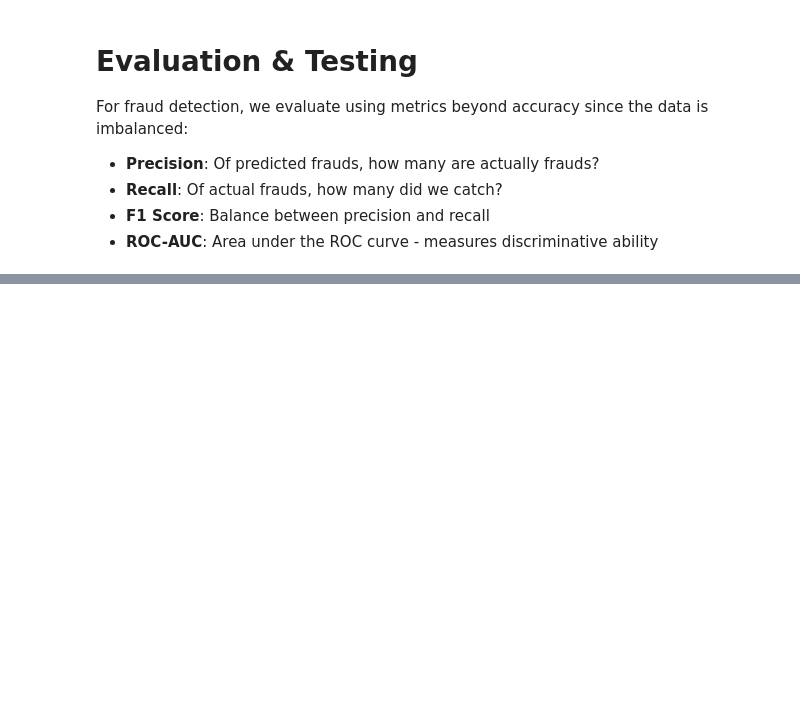
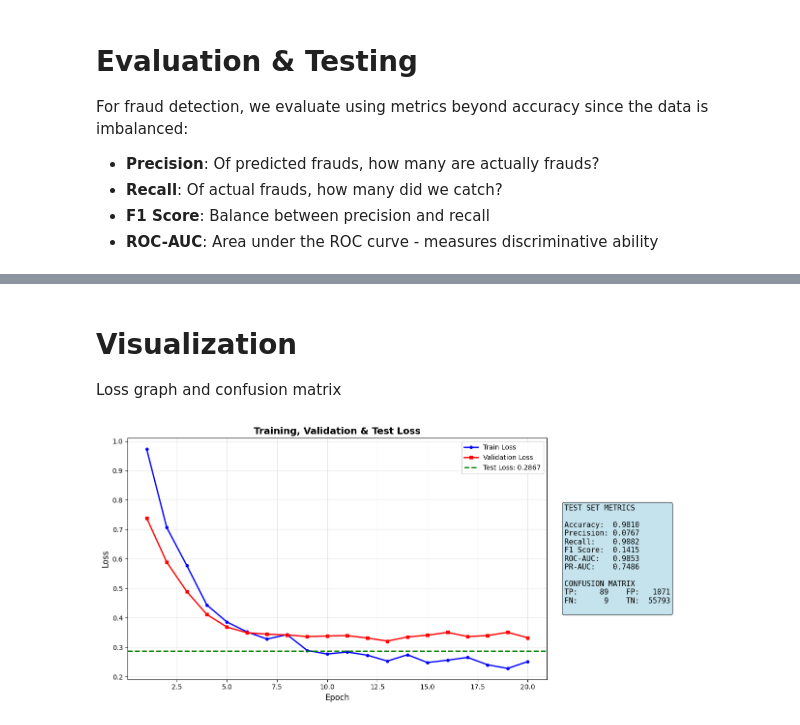
Before and after one commit to xenaria/credit-card-fraud-detection, a Jupyter notebook: Latest.ipynb, the cells around one changed output, grey strips where cells are left out. Drawn from its saved outputs; the diff is of its cells as text; code cells hidden in the pictures; blank space fills up the shorter version.

```diff
--- a/Latest.ipynb
+++ b/Latest.ipynb
@@ -292,7 +307,7 @@ For fraud detection, we evaluate using metrics beyond accuracy since the data is
 - **F1 Score**: Balance between precision and recall
 - **ROC-AUC**: Area under the ROC curve - measures discriminative ability
 # %%
-from sklearn.metrics import precision_score, recall_score, f1_score, roc_auc_score, confusion_matrix
+from sklearn.metrics import average_precision_score, precision_score, recall_score, f1_score, roc_auc_score, confusion_matrix
 
 # Evaluation function
 def evaluate(model, dataloader, device):
@@ -312,7 +327,7 @@ def evaluate(model, dataloader, device):
 
             all_probs.extend(probs.flatten())
             all_preds.extend(preds)
-            all_labels.extend(labels.numpy())
+            all_labels.extend(labels.cpu().numpy())
 
     all_preds = np.array(all_preds)
     all_probs = np.array(all_probs)
@@ -323,6 +338,7 @@ def evaluate(model, dataloader, device):
     recall = recall_score(all_labels, all_preds, zero_division=0)
     f1 = f1_score(all_labels, all_preds, zero_division=0)
     roc_auc = roc_auc_score(all_labels, all_probs)
+    pr_auc = average_precision_score(all_labels, all_probs)
     tn, fp, fn, tp = confusion_matrix(all_labels, all_preds).ravel()
 
     return {
@@ -330,6 +346,7 @@ def evaluate(model, dataloader, device):
         'recall': recall,
         'f1': f1,
         'roc_auc': roc_auc,
+        'pr_auc': pr_auc,
         'tn': tn,
         'fp': fp,
         'fn': fn,
@@ -346,6 +363,7 @@ print(f"Precision: {test_metrics['precision']:.4f}")
 print(f"Recall:    {test_metrics['recall']:.4f}")
 print(f"F1 Score:  {test_metrics['f1']:.4f}")
 print(f"ROC-AUC:   {test_metrics['roc_auc']:.4f}")
+print(f"PR-AUC:   {test_metrics['pr_auc']:.4f}")
 print("\nConfusion Matrix:")
 print(f"True Negatives:  {test_metrics['tn']}")
 print(f"False Positives: {test_metrics['fp']}")
@@ -366,2 +385,68 @@ False Positives: 1199
 False Negatives: 9
 True Positives:  89
+# %% [markdown]
+# Visualization
+
+Loss graph and confusion matrix
+# %%
+# Calculate test loss
+model.eval()
+test_loss = 0.0
+with torch.no_grad():
+    for inputs, labels in test_dataloader:
+        inputs, labels = inputs.to(device), labels.to(device).unsqueeze(1)
+        outputs = model(inputs)
+        loss = criterion(outputs, labels)
+        test_loss += loss.item()
+
+test_loss /= len(test_dataloader)
+
+# Create figure with 2 panels (left bigger than right)
+fig, axes = plt.subplots(1, 2, figsize=(14, 6), gridspec_kw={'width_ratios': [2, 1]})
+
+# ===== LEFT: Loss Curves =====
+ax1 = axes[0]
+epochs = range(1, len(train_losses) + 1)
+
+ax1.plot(epochs, train_losses, 'b-', label='Train Loss', linewidth=2, marker='o', markersize=4)
+ax1.plot(epochs, val_losses, 'r-', label='Validation Loss', linewidth=2, marker='s', markersize=4)
+ax1.axhline(y=test_loss, color='g', linestyle='--', label=f'Test Loss: {test_loss:.4f}', linewidth=2)
+
+ax1.set_xlabel('Epoch', fontsize=12)
+ax1.set_ylabel('Loss', fontsize=12)
+ax1.set_title('Training, Validation & Test Loss', fontsize=14, fontweight='bold')
+ax1.legend(fontsize=10)
+ax1.grid(True, alpha=0.3)
+
+# ===== RIGHT: Metrics + Confusion Matrix =====
+ax2 = axes[1]
+ax2.axis('off')
+
+accuracy = (test_metrics['tp'] + test_metrics['tn']) / (
+    test_metrics['tp'] + test_metrics['tn'] + test_metrics['fp'] + test_metrics['fn']
+)
+
+metrics_text = f"""TEST SET METRICS
+
+Accuracy:  {accuracy:.4f}
+Precision: {test_metrics['precision']:.4f}
+Recall:    {test_metrics['recall']:.4f}
+F1 Score:  {test_metrics['f1']:.4f}
+ROC-AUC:   {test_metrics['roc_auc']:.4f}
+PR-AUC:    {test_metrics['pr_auc']:.4f}
+
+CONFUSION MATRIX
+TP: {test_metrics['tp']:>6}    FP: {test_metrics['fp']:>6}
+FN: {test_metrics['fn']:>6}    TN: {test_metrics['tn']:>6}
+"""
+
+ax2.text(0.05, 0.5, metrics_text,
+         fontsize=11,
+         family='monospace',
+         verticalalignment='center',
+         bbox=dict(boxstyle='round', facecolor='lightblue', alpha=0.7))
+
+plt.tight_layout()
+plt.show()
+# %% [output]
+[figure, added]
```
Also changed, not shown: parts of 7 cells of this notebook, 3 other files.
